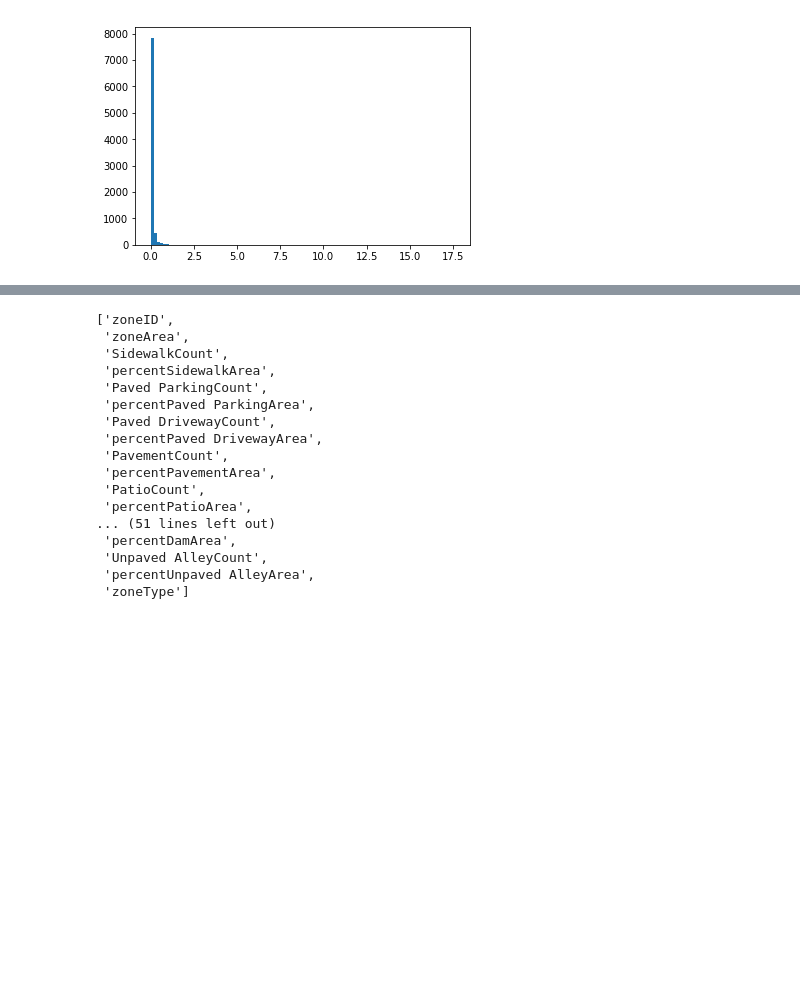
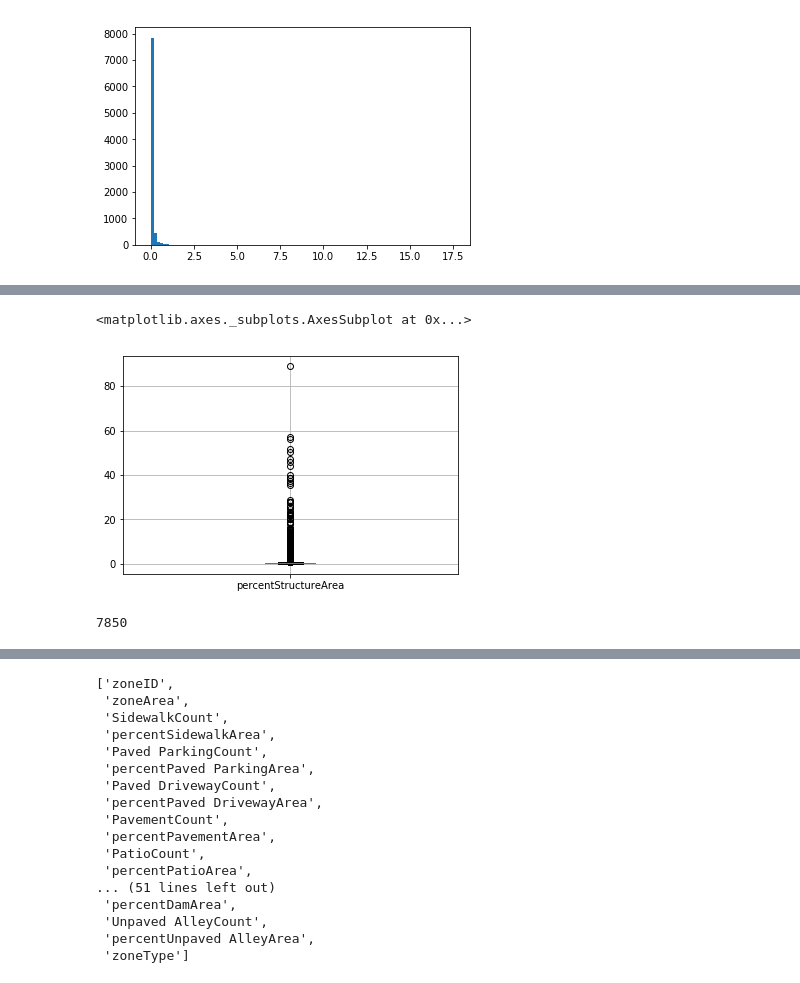
Before and after one commit to ledanieln/CoA-Zone-Prediction, a Jupyter notebook: notebooks/Data Exploration.ipynb, the cells around one changed output, grey strips where cells are left out. Drawn from its saved outputs; the diff is of its cells as text; code cells hidden in the pictures; blank space fills up the shorter version.

```diff
--- a/notebooks/Data Exploration.ipynb
+++ b/notebooks/Data Exploration.ipynb
@@ -35,0 +53,9 @@ tuple
+# %%
+train.boxplot(column=['percentStructureArea'])
+# %% [output]
+<matplotlib.axes._subplots.AxesSubplot at 0x...>
+[figure, added]
+# %%
+train['zoneArea'].idxmax()
+# %% [output]
+7850
```
Also changed, not shown: parts of 3 cells of this notebook.
